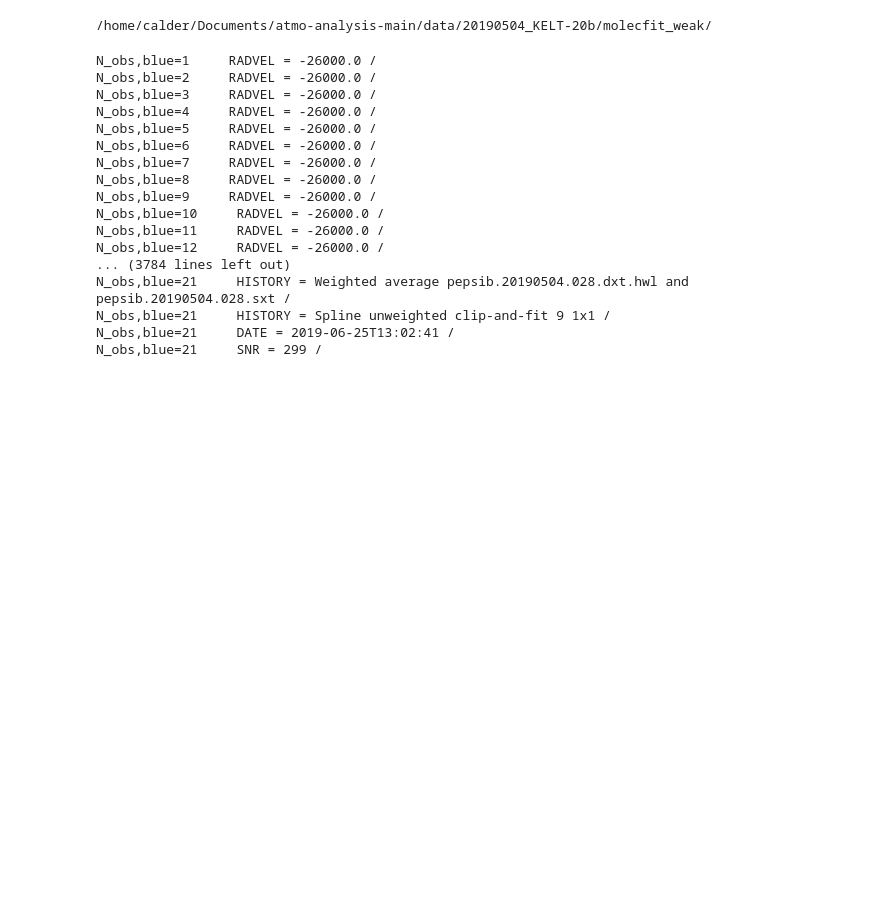
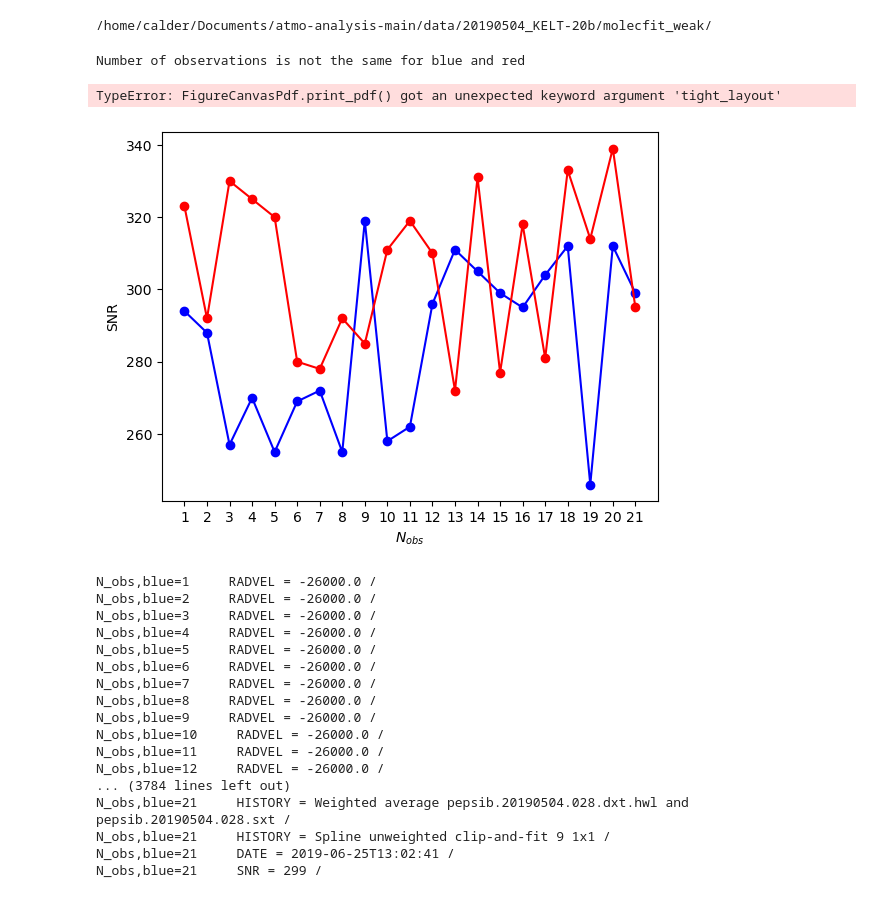
Before and after one commit to calderlen/atmo-analysis-main, a Jupyter notebook: headers.ipynb, the cells around one changed output. Saved outputs shown, nothing was run; the diff lists cells and outputs as text; code cells hidden in the pictures; blank space fills up the shorter version.

```diff
--- a/headers.ipynb
+++ b/headers.ipynb
@@ -11,6 +11,50 @@ fits_files_red = [f for f in os.listdir(fits_dir_red) if (f.startswith('SCIENCE'
 print(fits_dir_red)
 # %% [output]
 /home/calder/Documents/atmo-analysis-main/data/20190504_KELT-20b/molecfit_weak/
+# %%
+import numpy as np
+import matplotlib.pyplot as pl
+
+snr_blue = np.array([])
+snr_red = np.array([])
+
+i=0
+for fits_file in fits_files_blue:
+    i+=1
+    fits_path = os.path.join(fits_dir_blue, fits_file)  # join each file name with the directory path
+    with fits.open(fits_path) as hdul:
+        hdr = hdul[0].header
+        for key, value in hdr.items():
+            if key == 'SNR':
+                snr_blue = np.append(snr_blue, value)
+
+i=0
+for fits_file in fits_files_red:
+    i+=1
+    fits_path = os.path.join(fits_dir_red, fits_file)  # join each file name with the directory path
+    with fits.open(fits_path) as hdul:
+        hdr = hdul[0].header
+        for key, value in hdr.items():
+            if key == 'SNR':
+                snr_red = np.append(snr_red, value)
+
+n_obs = range(1, len(snr_blue)+1)
+
+#check that the number of observations is the same for both blue and red
+if n_obs != len(snr_red):
+    print('Number of observations is not the same for blue and red')
+#else:
+    pl.plot(n_obs, snr_blue, 'b-o', label='Blue')
+    pl.plot(n_obs, snr_red, 'r-o', label='Red')
+    pl.ylabel('SNR')
+    pl.xlabel('$N_{obs}$')
+    pl.xticks(n_obs)
+    pl.tight_layout()
+    pl.savefig('plots/SNR.pdf')
+# %% [output]
+Number of observations is not the same for blue and red
+TypeError: FigureCanvasPdf.print_pdf() got an unexpected keyword argument 'tight_layout'
+[figure, added]
 # %%
 i=0
 for fits_file in fits_files_blue:
```
